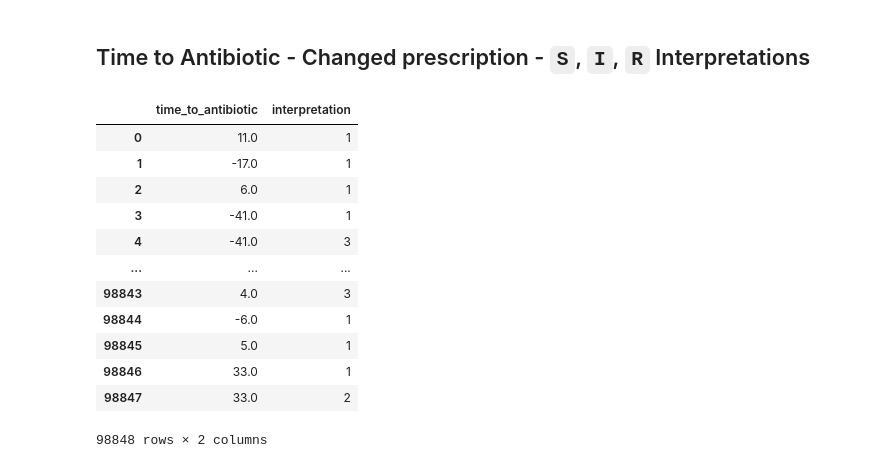
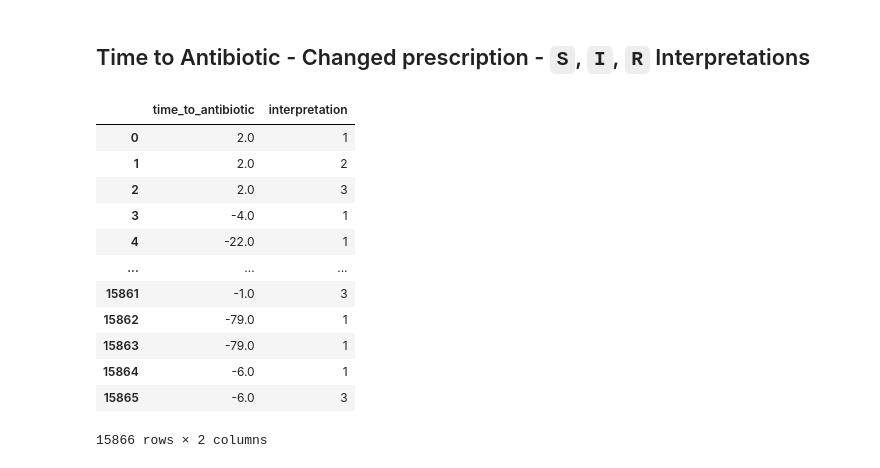
Before and after one commit to ryashpal/ML, a Jupyter notebook: mortality/explore_microbiology_cultures.ipynb, the cells around one changed output. Cells and saved outputs as stored; diff of their text form; code cells hidden in the pictures.

```diff
--- a/mortality/explore_microbiology_cultures.ipynb
+++ b/mortality/explore_microbiology_cultures.ipynb
@@ -1069,48 +1237,51 @@ with lookup (lkp_key, lkp_value) as (values (null,0), ('S', 1), ('I', 2), ('R',
 	select
     distinct
 	first_value(mic_evt_1.subject_id) over (partition by mic_evt_1.micro_specimen_id) as subject_id,
+	first_value(mic_evt_1.hadm_id) over (partition by mic_evt_1.micro_specimen_id) as hadm_id,
 	min(mic_evt_1.charttime) over (partition by mic_evt_1.micro_specimen_id) as charttime,
 	lkp.lkp_value as interpretation
 	from
 	mimiciv.microbiologyevents mic_evt_1
 	inner join lookup lkp
 	on lkp.lkp_key = mic_evt_1.interpretation
 )
 , stg_2 as (
 	select
 	first_mic_evt.subject_id,
 	first_mic_evt.charttime as charttime,
 	first_mic_evt.interpretation as interpretation,
 	min(prx.starttime) as starttime
 	from first_mic_evt first_mic_evt
 	inner join changed_prx prx
 	on prx.subject_id = first_mic_evt.subject_id
 	and prx.starttime > first_mic_evt.charttime - interval '192 hours'
 	and prx.starttime < first_mic_evt.charttime + interval '192 hours'
+    inner join mimiciv.diagnoses_icd icd
+    on icd.hadm_id = first_mic_evt.hadm_id and icd.icd_code in ('99591', '99592', '78552', 'A419', 'R6520', 'R6521')
 	group by first_mic_evt.subject_id, first_mic_evt.charttime, first_mic_evt.interpretation
 )
 select
 floor((extract(epoch from stg_2.starttime) - extract(epoch from stg_2.charttime))/3600) as time_to_antibiotic,
 interpretation
 from stg_2 stg_2
 ;
 """
 timeToAntibioticDf7 = pd.read_sql_query(timeToAntibioticQuery7, con)
 timeToAntibioticDf7
 # %% [output]
 |  | time_to_antibiotic | interpretation |
-| 0 | 11.0 | 1 |
-| 1 | -17.0 | 1 |
-| 2 | 6.0 | 1 |
-| 3 | -41.0 | 1 |
-| 4 | -41.0 | 3 |
+| 0 | 2.0 | 1 |
+| 1 | 2.0 | 2 |
+| 2 | 2.0 | 3 |
+| 3 | -4.0 | 1 |
+| 4 | -22.0 | 1 |
 | ... | ... | ... |
-| 98843 | 4.0 | 3 |
-| 98844 | -6.0 | 1 |
-| 98845 | 5.0 | 1 |
-| 98846 | 33.0 | 1 |
-| 98847 | 33.0 | 2 |
+| 15861 | -1.0 | 3 |
+| 15862 | -79.0 | 1 |
+| 15863 | -79.0 | 1 |
+| 15864 | -6.0 | 1 |
+| 15865 | -6.0 | 3 |
-98848 rows × 2 columns
+15866 rows × 2 columns
 # %%
 import seaborn as sns
 
```
Also changed, not shown: parts of 50 cells of this notebook.
